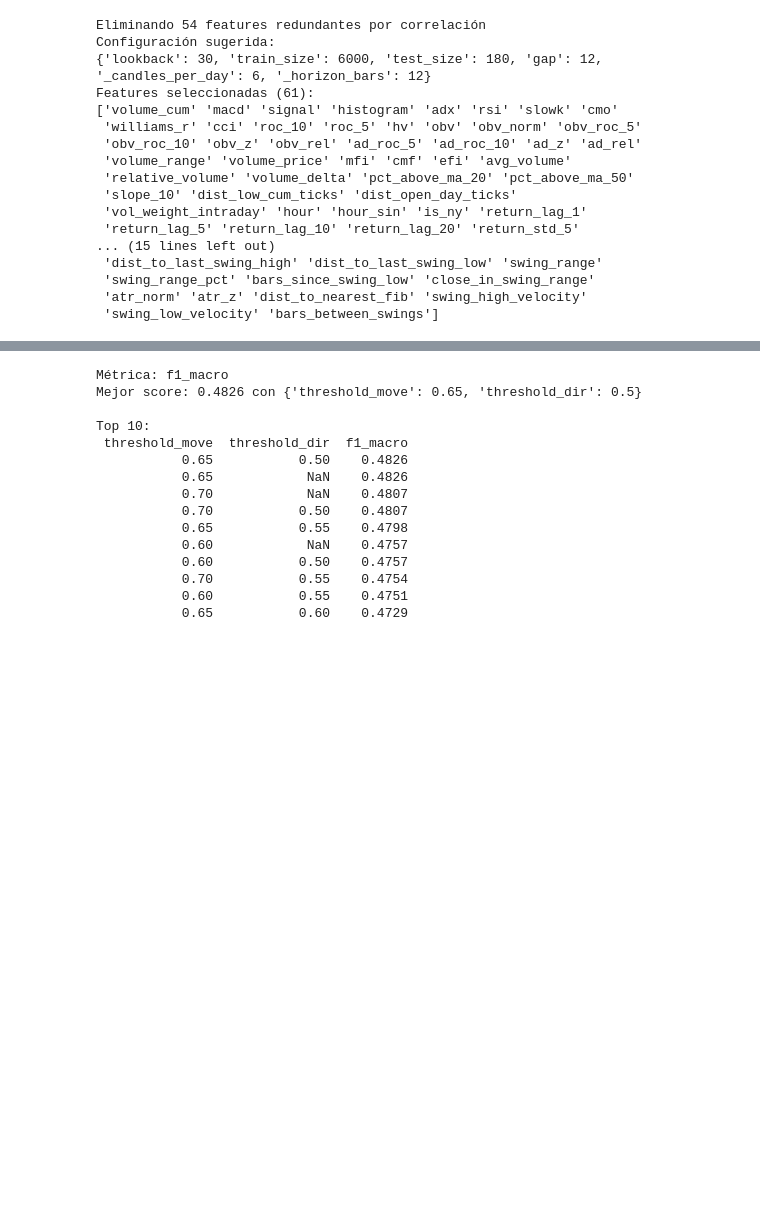
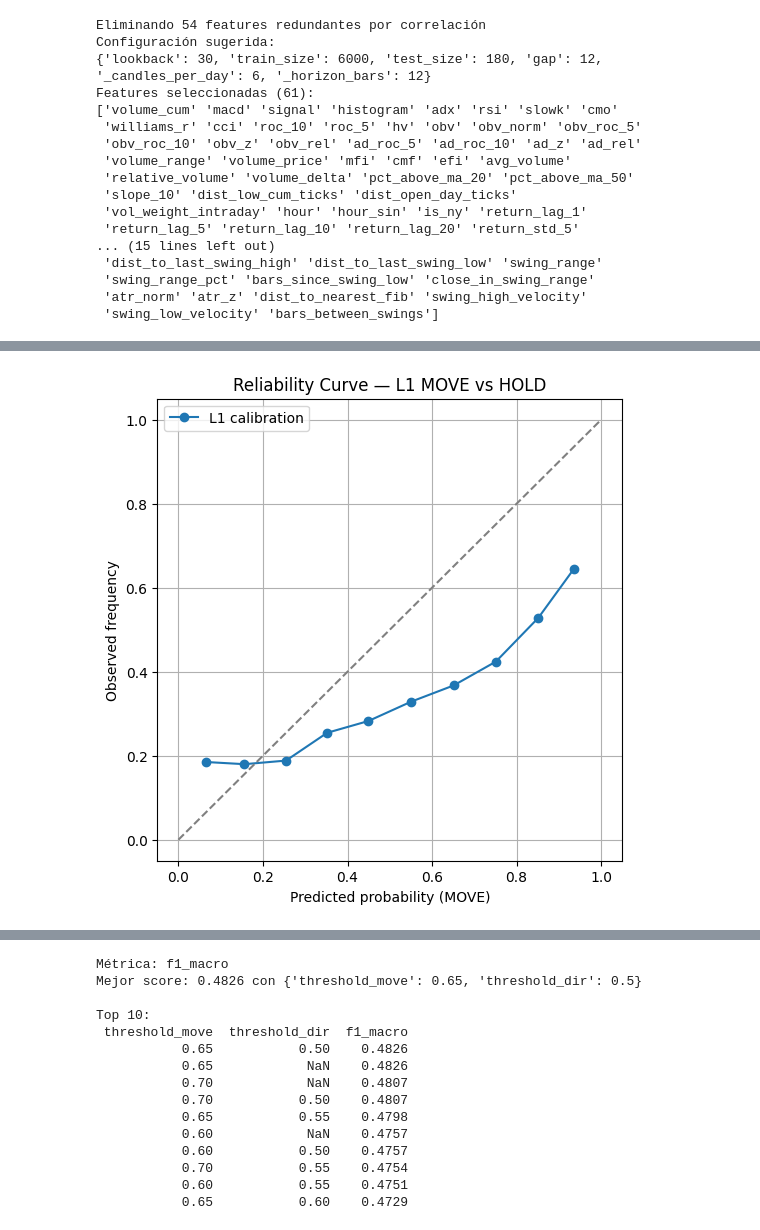
Before and after one commit to LijunZhou000/ML-Algorithmic-Trading, a Jupyter notebook: TradingBots/Notebooks/P3TestingTriple.ipynb, the cells around one changed output, grey strips where cells are left out. Saved outputs shown, nothing was run; the diff lists cells and outputs as text; code cells hidden in the pictures; blank space fills up the shorter version.

```diff
--- a/TradingBots/Notebooks/P3TestingTriple.ipynb
+++ b/TradingBots/Notebooks/P3TestingTriple.ipynb
@@ -526,0 +636,25 @@ res
+# %%
+from sklearn.calibration import calibration_curve
+import matplotlib.pyplot as plt
+
+# L1: MOVE vs HOLD
+df_L1 = res_wo_nan.copy()
+
+y_true_L1 = (df_L1['actual'] != 1).astype(int)
+y_prob_L1 = df_L1['prob_move']
+
+prob_true_L1, prob_pred_L1 = calibration_curve(
+    y_true_L1, y_prob_L1, n_bins=10, strategy='uniform'
+)
+
+plt.figure(figsize=(6,6))
+plt.plot(prob_pred_L1, prob_true_L1, marker='o', label='L1 calibration')
+plt.plot([0,1],[0,1],'--',color='gray')
+plt.xlabel("Predicted probability (MOVE)")
+plt.ylabel("Observed frequency")
+plt.title("Reliability Curve — L1 MOVE vs HOLD")
+plt.legend()
+plt.grid(True)
+plt.show()
+# %% [output]
+[figure, added]
```
Also changed, not shown: parts of 21 cells of this notebook, 12 other files.
